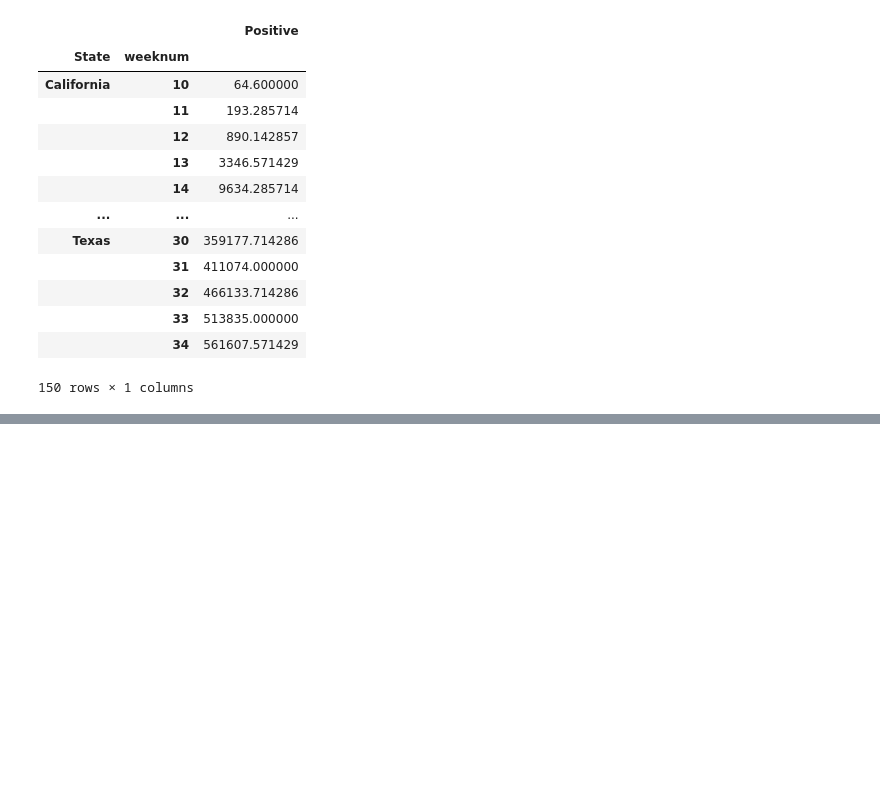
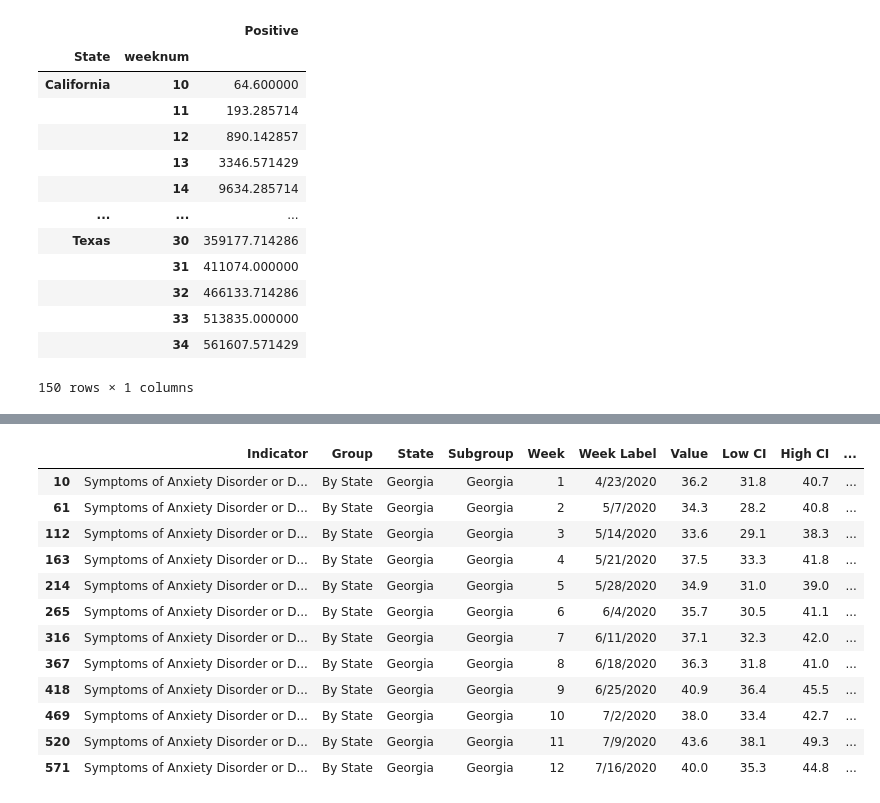
Before and after one commit to GPSHUB/COVID_HEALTH_PROJECT, a Jupyter notebook: ProjectFolderAG/covid_cases.ipynb, the cells around one changed output, grey strips where cells are left out. Saved outputs shown, nothing was run; the diff lists cells and outputs as text; code cells hidden in the pictures; blank space fills up the shorter version.

```diff
--- a/ProjectFolderAG/covid_cases.ipynb
+++ b/ProjectFolderAG/covid_cases.ipynb
@@ -203,0 +225,17 @@ ad_df
+# %%
+ga_ad_df = ad_df.loc[ad_df["State"]  == 'Georgia']
+ga_ad_df
+# %% [output]
+|  | Indicator | Group | State | Subgroup | Week | Week Label | Value | Low CI | High CI | ... |
+| 10 | Symptoms of Anxiety Disorder or D... | By State | Georgia | Georgia | 1 | 4/23/2020 | 36.2 | 31.8 | 40.7 | ... |
+| 61 | Symptoms of Anxiety Disorder or D... | By State | Georgia | Georgia | 2 | 5/7/2020 | 34.3 | 28.2 | 40.8 | ... |
+| 112 | Symptoms of Anxiety Disorder or D... | By State | Georgia | Georgia | 3 | 5/14/2020 | 33.6 | 29.1 | 38.3 | ... |
+| 163 | Symptoms of Anxiety Disorder or D... | By State | Georgia | Georgia | 4 | 5/21/2020 | 37.5 | 33.3 | 41.8 | ... |
+| 214 | Symptoms of Anxiety Disorder or D... | By State | Georgia | Georgia | 5 | 5/28/2020 | 34.9 | 31.0 | 39.0 | ... |
+| 265 | Symptoms of Anxiety Disorder or D... | By State | Georgia | Georgia | 6 | 6/4/2020 | 35.7 | 30.5 | 41.1 | ... |
+| 316 | Symptoms of Anxiety Disorder or D... | By State | Georgia | Georgia | 7 | 6/11/2020 | 37.1 | 32.3 | 42.0 | ... |
+| 367 | Symptoms of Anxiety Disorder or D... | By State | Georgia | Georgia | 8 | 6/18/2020 | 36.3 | 31.8 | 41.0 | ... |
+| 418 | Symptoms of Anxiety Disorder or D... | By State | Georgia | Georgia | 9 | 6/25/2020 | 40.9 | 36.4 | 45.5 | ... |
+| 469 | Symptoms of Anxiety Disorder or D... | By State | Georgia | Georgia | 10 | 7/2/2020 | 38.0 | 33.4 | 42.7 | ... |
+| 520 | Symptoms of Anxiety Disorder or D... | By State | Georgia | Georgia | 11 | 7/9/2020 | 43.6 | 38.1 | 49.3 | ... |
+| 571 | Symptoms of Anxiety Disorder or D... | By State | Georgia | Georgia | 12 | 7/16/2020 | 40.0 | 35.3 | 44.8 | ... |
```
Also changed, not shown: parts of 14 cells of this notebook, 1 other file.
